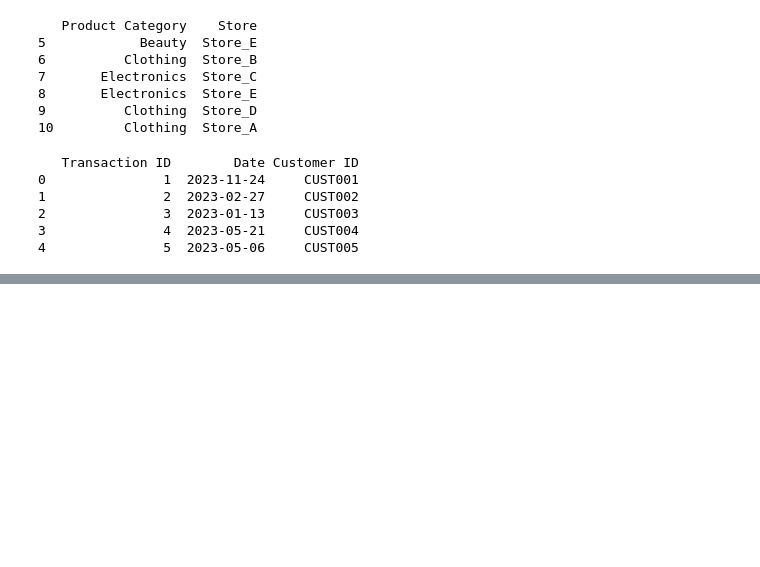
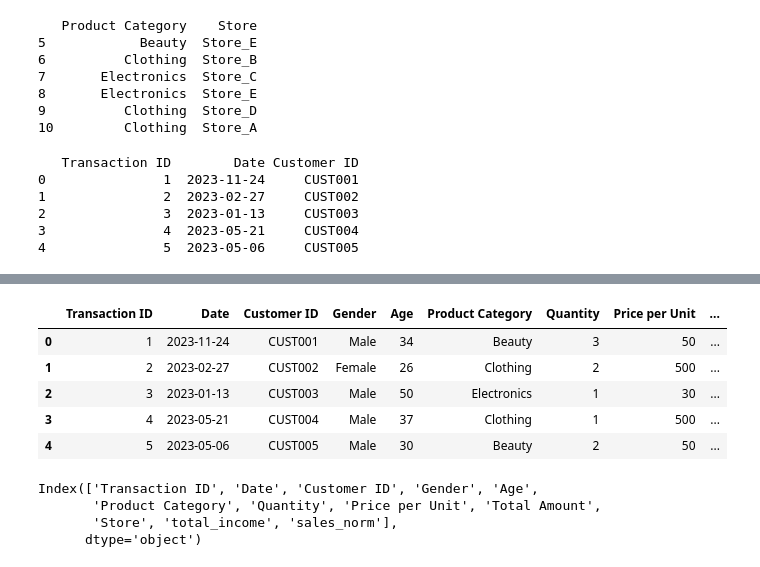
Before and after one commit to sofiautrera-cpu/Tareas, a Jupyter notebook: Proyecto_Parte_2.ipynb, the cells around one changed output, grey strips where cells are left out. Saved outputs shown, nothing was run; the diff lists cells and outputs as text; code cells hidden in the pictures; blank space fills up the shorter version.

Commit message:
Se creó con Colab

```diff
--- a/Proyecto_Parte_2.ipynb
+++ b/Proyecto_Parte_2.ipynb
@@ -304,0 +315,56 @@ print(df_iloc_slice)
+# %%
+ # Instrucciones:
+
+# Transformación de Datos
+# Crea nuevas columnas: Basándonos en los datos existentes, crea nuevas columnas que sean útiles para el análisis. Por ejemplo, calcula el ingreso total por venta y normaliza las ventas.
+
+# A) Calcula el ingreso total por venta
+
+# B) Normaliza las ventas usando Min–Max
+# Incluye validación para evitar errores si faltan columnas
+
+# Función modular y validada
+
+def crear_nuevas_columnas(df):
+    """
+    Crea nuevas columnas útiles para el análisis:
+    - total_income: ingreso total por venta (price per unit* Quantity)
+    - sales_norm: normalización Min-Max de la columna 'Total Amount'
+    """
+
+    # --- 1. Ingreso total por venta ---
+    if {"Price per Unit", "Quantity"}.issubset(df.columns):
+        df["total_income"] = df["Price per Unit"] * df["Quantity"]
+    else:
+        print("⚠️ No se creó 'total_income': faltan columnas 'Price per Unit' o 'Quantity'.")
+
+    # --- 2. Normalización de ventas (Total Amount) ---
+    if "Total Amount" in df.columns:
+        min_val = df["Total Amount"].min()
+        max_val = df["Total Amount"].max()
+
+        if max_val > min_val:  # evita división por cero
+            df["sales_norm"] = (df["Total Amount"] - min_val) / (max_val - min_val)
+        else:
+            print("⚠️ No se normalizó 'Total Amount': todos los valores son iguales.")
+    else:
+        print("⚠️ No se creó 'sales_norm': falta la columna 'Total Amount'.")
+
+    return df # Explicitly return the modified DataFrame
+
+df = crear_nuevas_columnas(df)
+df.head()
+# %% [output]
+|  | Transaction ID | Date | Customer ID | Gender | Age | Product Category | Quantity | Price per Unit | ... |
+| 0 | 1 | 2023-11-24 | CUST001 | Male | 34 | Beauty | 3 | 50 | ... |
+| 1 | 2 | 2023-02-27 | CUST002 | Female | 26 | Clothing | 2 | 500 | ... |
+| 2 | 3 | 2023-01-13 | CUST003 | Male | 50 | Electronics | 1 | 30 | ... |
+| 3 | 4 | 2023-05-21 | CUST004 | Male | 37 | Clothing | 1 | 500 | ... |
+| 4 | 5 | 2023-05-06 | CUST005 | Male | 30 | Beauty | 2 | 50 | ... |
+# %%
+print(df.columns)
+# %% [output]
+Index(['Transaction ID', 'Date', 'Customer ID', 'Gender', 'Age',
+       'Product Category', 'Quantity', 'Price per Unit', 'Total Amount',
+       'Store', 'total_income', 'sales_norm'],
+      dtype='object')
```
Also changed, not shown: parts of 17 cells of this notebook.
